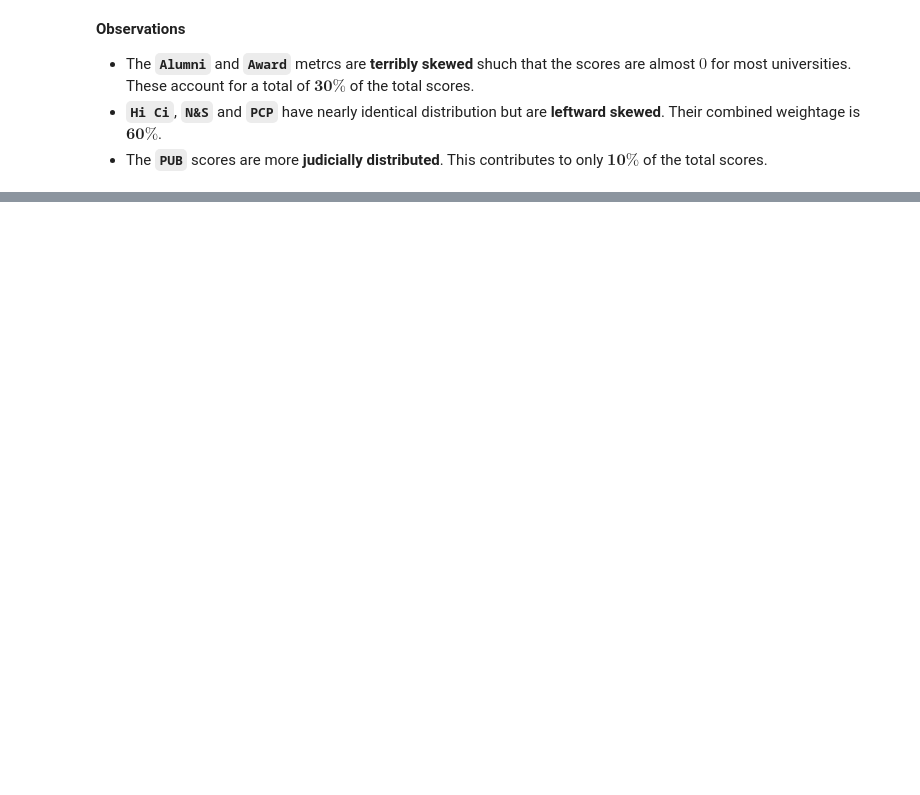
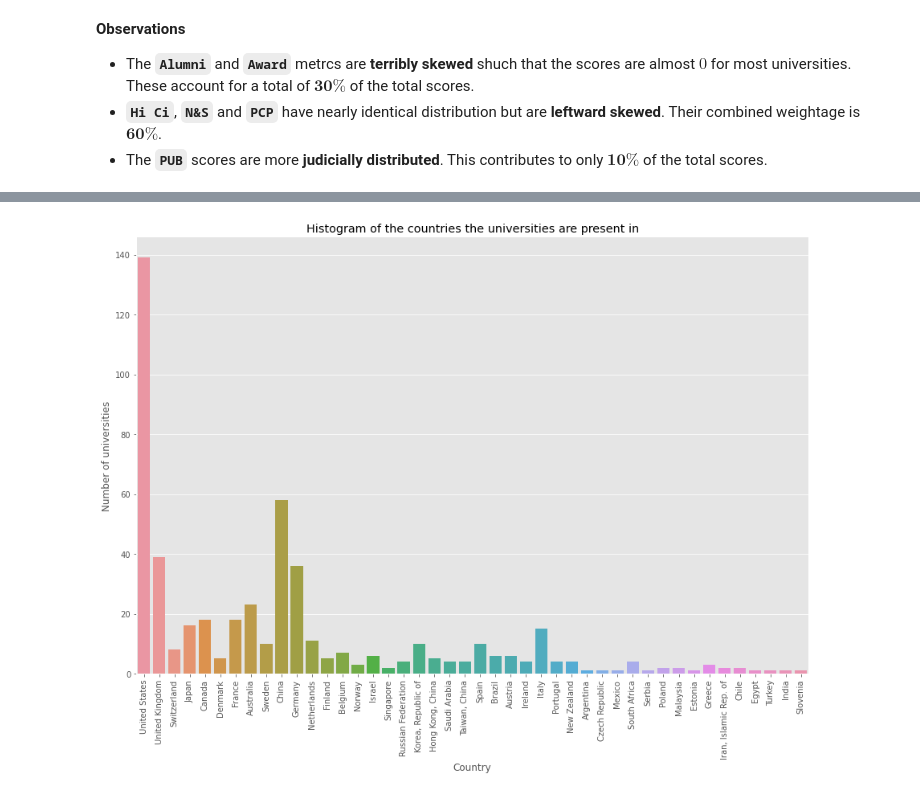
Before and after one commit to kalp121212/DS203_Project, a Jupyter notebook: Shanghai_EDA.ipynb, the cells around one changed output, grey strips where cells are left out. Cells and saved outputs as stored; diff of their text form; code cells hidden in the pictures; blank space fills up the shorter version.

```diff
--- a/Shanghai_EDA.ipynb
+++ b/Shanghai_EDA.ipynb
@@ -228,0 +208,9 @@ df
+# %%
+plt.figure(figsize=(15, 10))
+plt.xticks(rotation=90)
+sns.countplot(data=df[2018],x="Country")
+plt.title("Histogram of the countries the universities are present in")
+plt.ylabel("Number of universities")
+plt.show()
+# %% [output]
+[figure, added]
```
Also changed, not shown: parts of 20 cells of this notebook.
